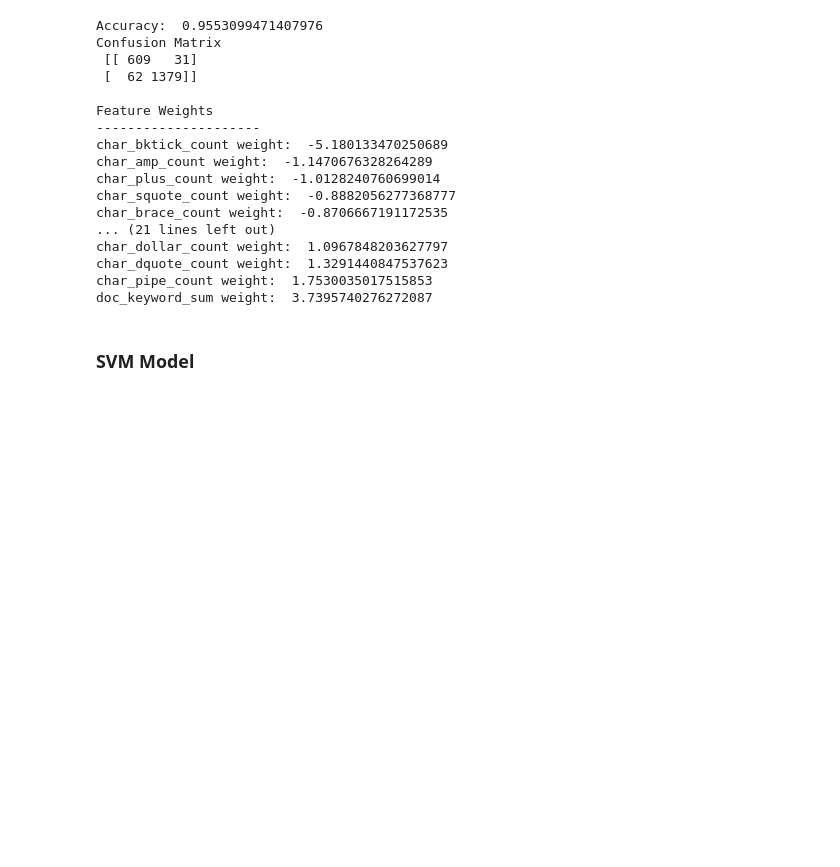
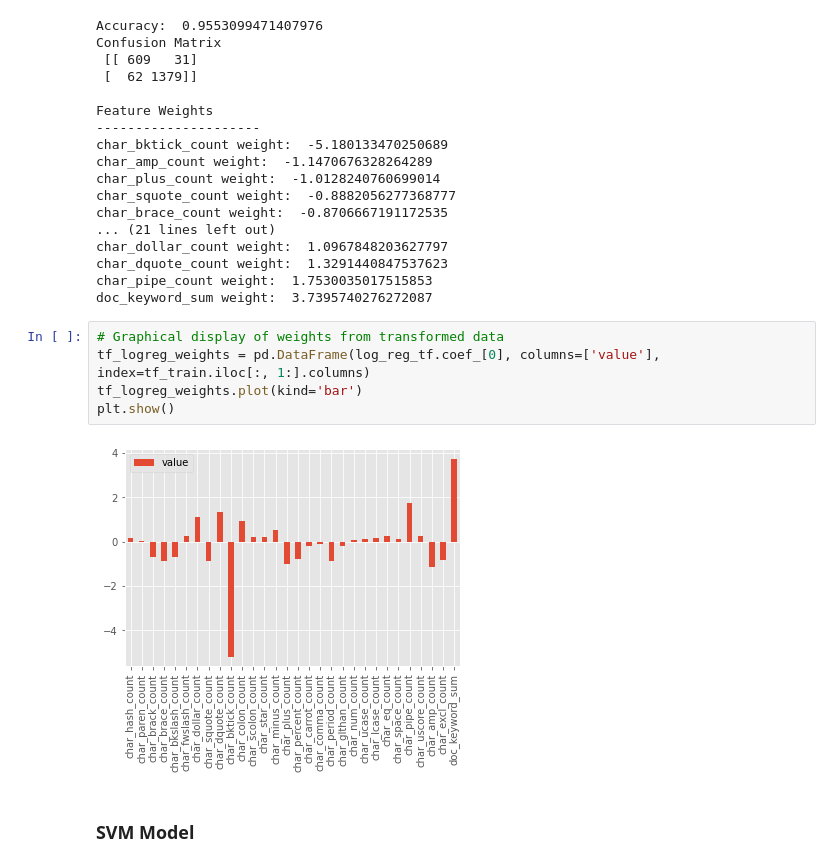
Before and after one commit to bx-lr/ps_obf_ml, a Jupyter notebook: labs/mini_lab1_v01.ipynb, the cells around one changed output. Saved outputs shown, nothing was run; the diff lists cells and outputs as text; blank space fills up the shorter version.

```diff
--- a/labs/mini_lab1_v01.ipynb
+++ b/labs/mini_lab1_v01.ipynb
@@ -166,6 +181,13 @@ char_dollar_count weight:  1.0967848203627797
 char_dquote_count weight:  1.3291440847537623
 char_pipe_count weight:  1.7530035017515853
 doc_keyword_sum weight:  3.7395740276272087
+# %%
+# Graphical display of weights from transformed data
+tf_logreg_weights = pd.DataFrame(log_reg_tf.coef_[0], columns=['value'], index=tf_train.iloc[:, 1:].columns)
+tf_logreg_weights.plot(kind='bar')
+plt.show()
+# %% [output]
+[figure, added]
 # %% [markdown]
 ### SVM Model
 # %%
```
Also changed, not shown: parts of 2 cells of this notebook.
